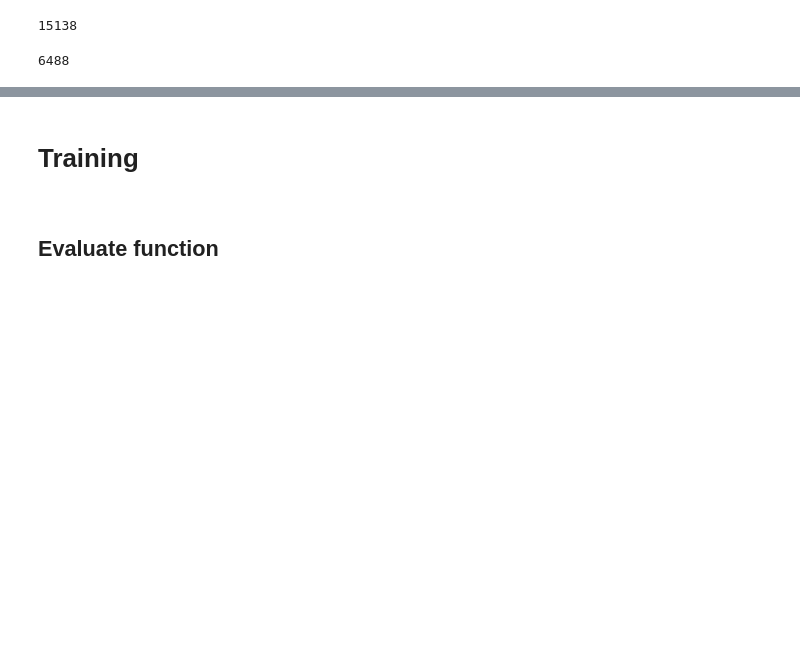
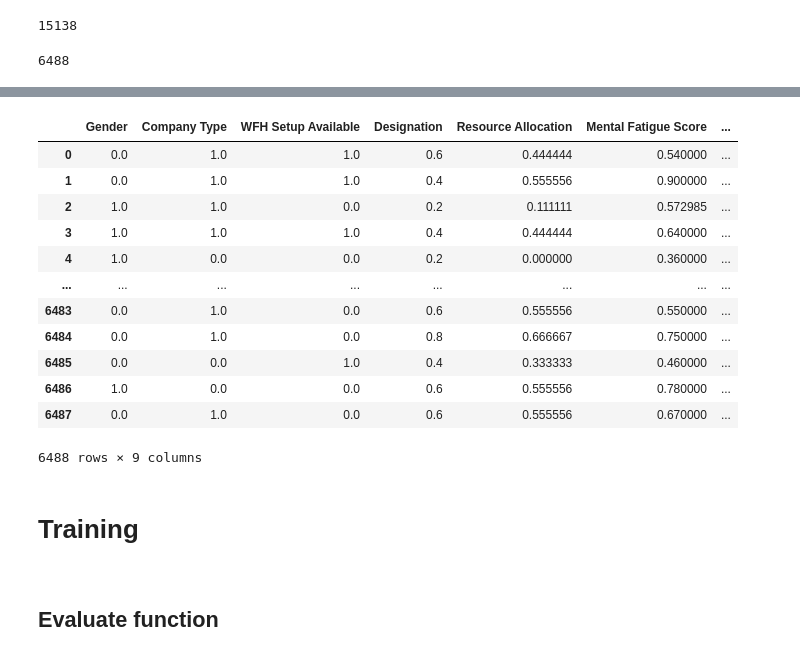
Before and after one commit to tintinap/Maching-Learning-Final-Exam, a Jupyter notebook: mental_health_burning_rate_of_employee_main.ipynb, the cells around one changed output, grey strips where cells are left out. Cells and saved outputs as stored; diff of their text form; code cells hidden in the pictures; blank space fills up the shorter version.

```diff
--- a/mental_health_burning_rate_of_employee_main.ipynb
+++ b/mental_health_burning_rate_of_employee_main.ipynb
@@ -158,2 +154,21 @@ len(test)
+# %%
+test_df = pd.DataFrame(test, columns=df.columns)
+test_X = test_df.drop('Burn Rate', axis=1)
+test_y = test_df['Burn Rate']
+test_df
+# %% [output]
+|  | Gender | Company Type | WFH Setup Available | Designation | Resource Allocation | Mental Fatigue Score | ... |
+| 0 | 0.0 | 1.0 | 1.0 | 0.6 | 0.444444 | 0.540000 | ... |
+| 1 | 0.0 | 1.0 | 1.0 | 0.4 | 0.555556 | 0.900000 | ... |
+| 2 | 1.0 | 1.0 | 0.0 | 0.2 | 0.111111 | 0.572985 | ... |
+| 3 | 1.0 | 1.0 | 1.0 | 0.4 | 0.444444 | 0.640000 | ... |
+| 4 | 1.0 | 0.0 | 0.0 | 0.2 | 0.000000 | 0.360000 | ... |
+| ... | ... | ... | ... | ... | ... | ... | ... |
+| 6483 | 0.0 | 1.0 | 0.0 | 0.6 | 0.555556 | 0.550000 | ... |
+| 6484 | 0.0 | 1.0 | 0.0 | 0.8 | 0.666667 | 0.750000 | ... |
+| 6485 | 0.0 | 0.0 | 1.0 | 0.4 | 0.333333 | 0.460000 | ... |
+| 6486 | 1.0 | 0.0 | 0.0 | 0.6 | 0.555556 | 0.780000 | ... |
+| 6487 | 0.0 | 1.0 | 0.0 | 0.6 | 0.555556 | 0.670000 | ... |
+6488 rows × 9 columns
 # %% [markdown]
 **<h1> Training**
```
Also changed, not shown: parts of 45 cells of this notebook.
